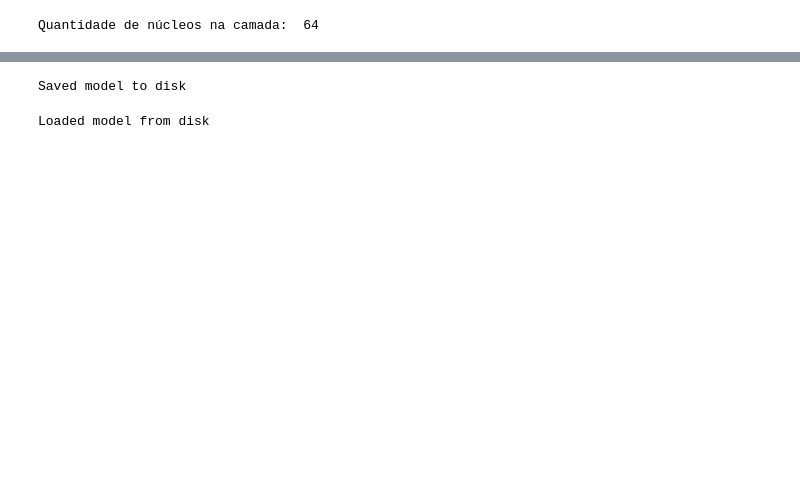
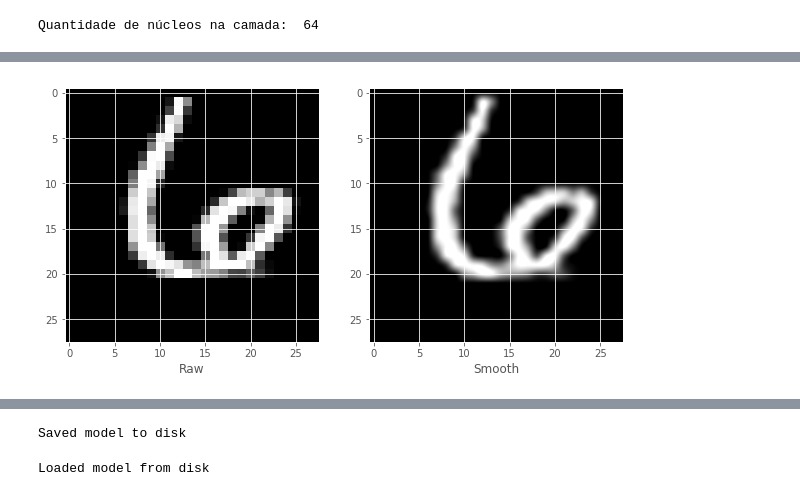
Before and after one commit to diogenesd/mnist, a Jupyter notebook: MNIST-ConvNet.ipynb, the cells around one changed output, grey strips where cells are left out. Cells and saved outputs as stored; diff of their text form; code cells hidden in the pictures; blank space fills up the shorter version.

```diff
--- a/MNIST-ConvNet.ipynb
+++ b/MNIST-ConvNet.ipynb
@@ -737,3 +757,27 @@ Quantidade de núcleos na imagem:  64
+# %%
+def plot_image(image):
+    # Create figure with sub-plots.
+    fig, axes = plt.subplots(1, 2)
+
+    # References to the sub-plots.
+    ax0 = axes.flat[0]
+    ax1 = axes.flat[1]
+
+    # Show raw and smoothened images in sub-plots.
+    ax0.imshow(image, interpolation='nearest')
+    ax1.imshow(image, interpolation='spline16')
+
+    # Set labels.
+    ax0.set_xlabel('Raw')
+    ax1.set_xlabel('Smooth')
+
+    # Ensure the plot is shown correctly with multiple plots
+    # in a single Notebook cell.
+    plt.show()
+# %%
+plot_image(img_aleatoria)
+# %% [output]
+[figure, added]
 # %%
 from scipy.misc import imsave
 
```
Also changed, not shown: parts of 47 cells of this notebook, 1 other file.
